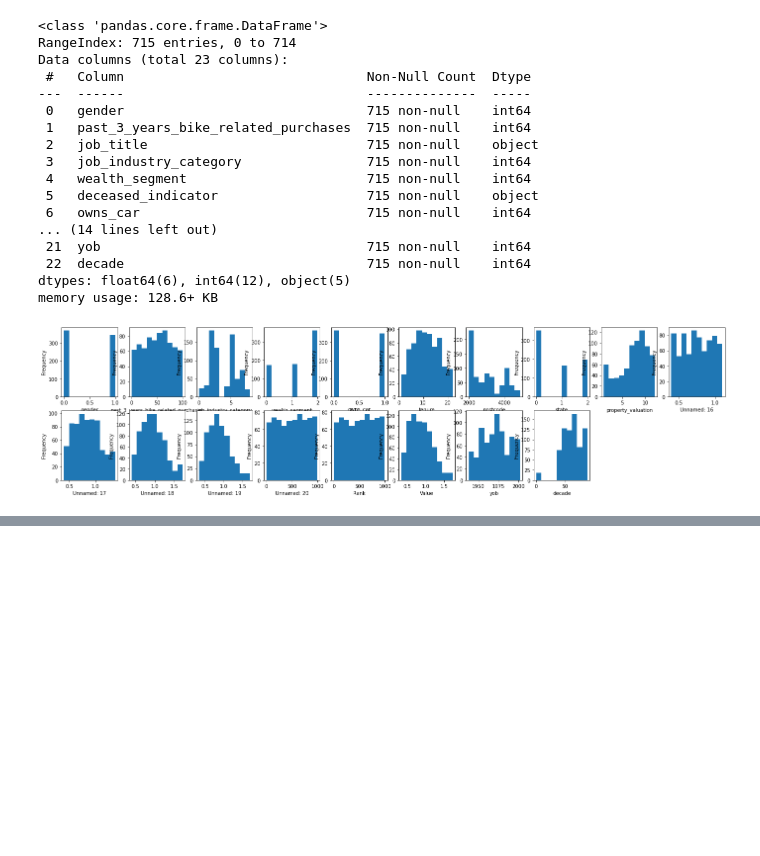
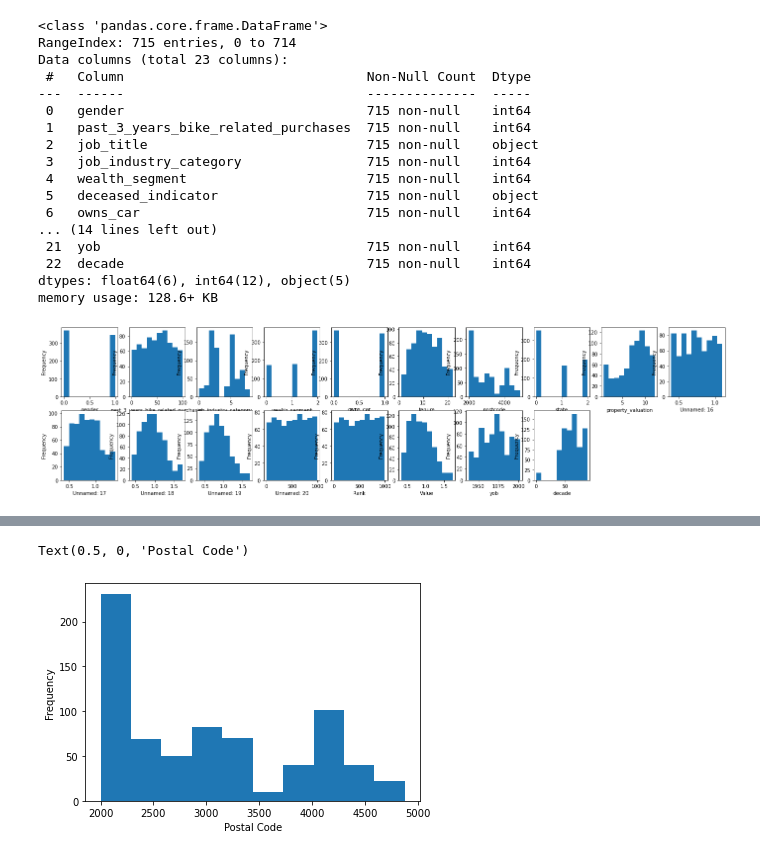
Before and after one commit to RyanJTalbot/KPMG, a Jupyter notebook: pt2/new_customers.ipynb, the cells around one changed output, grey strips where cells are left out. Cells and saved outputs as stored; diff of their text form; code cells hidden in the pictures; blank space fills up the shorter version.

```diff
--- a/pt2/new_customers.ipynb
+++ b/pt2/new_customers.ipynb
@@ -153,0 +178,8 @@ for i in range(len(numeric_vars)):
+# %%
+post = df['postcode'].plot(kind = 'hist')
+
+
+post.set_xlabel("Postal Code")
+# %% [output]
+Text(0.5, 0, 'Postal Code')
+[figure, added]
```
Also changed, not shown: parts of 7 cells of this notebook, 9 other files.
